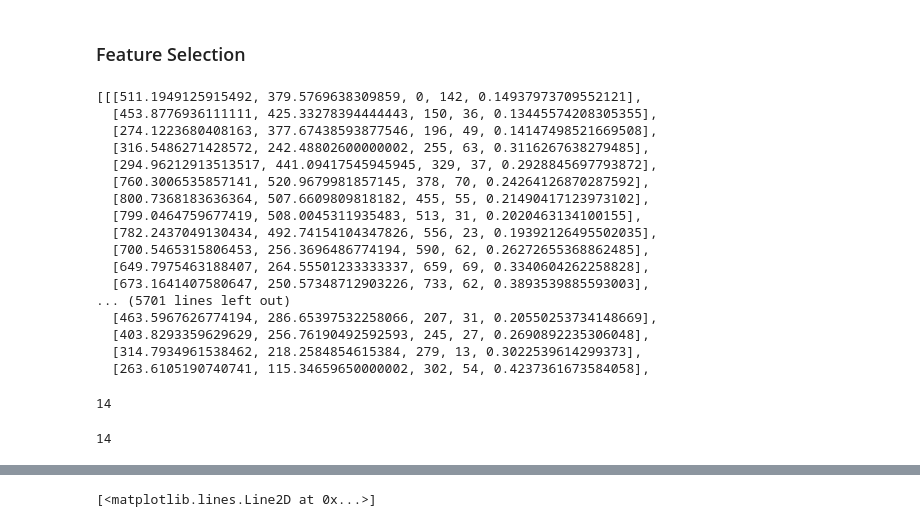
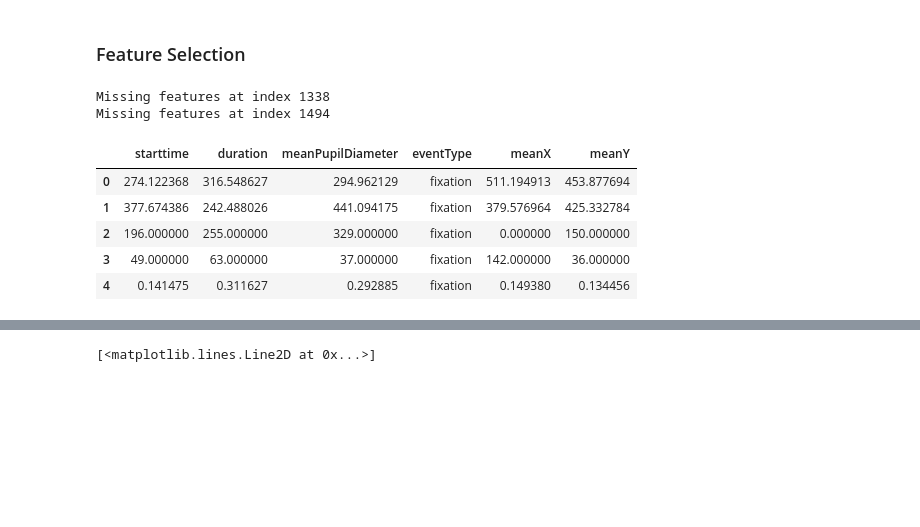
Before and after one commit to kroglkt/CogSci3, a Jupyter notebook: DOVES classifier.ipynb, the cells around one changed output, grey strips where cells are left out. Drawn from its saved outputs; the diff is of its cells as text; code cells hidden in the pictures; blank space fills up the shorter version.

Commit message:
Feature dataframe)

```diff
--- a/DOVES classifier.ipynb
+++ b/DOVES classifier.ipynb
@@ -168,26 +168,6 @@ for ind, entry in enumerate(raw_fixations):
     processed_fixations.append(entry_fix_list)
 
     #Processed_fixations : X, Y, Timestamp, Duration, mean pupil diameter
-# %%
-processed_fixations
-# %% [output]
-[[[511.1949125915492, 379.5769638309859, 0, 142, 0.14937973709552121],
-  [453.8776936111111, 425.33278394444443, 150, 36, 0.13445574208305355],
-  [274.1223680408163, 377.67438593877546, 196, 49, 0.14147498521669508],
-  [316.5486271428572, 242.48802600000002, 255, 63, 0.3116267638279485],
-  [294.96212913513517, 441.09417545945945, 329, 37, 0.2928845697793872],
-  [760.3006535857141, 520.9679981857145, 378, 70, 0.24264126870287592],
-  [800.7368183636364, 507.6609809818182, 455, 55, 0.21490417123973102],
-  [799.0464759677419, 508.0045311935483, 513, 31, 0.2020463134100155],
-  [782.2437049130434, 492.74154104347826, 556, 23, 0.19392126495502035],
-  [700.5465315806453, 256.3696486774194, 590, 62, 0.26272655368862485],
-  [649.7975463188407, 264.55501233333337, 659, 69, 0.3340604262258828],
-  [673.1641407580647, 250.57348712903226, 733, 62, 0.3893539885593003],
-... (5701 lines left out)
-  [463.5967626774194, 286.65397532258066, 207, 31, 0.20550253734148669],
-  [403.8293359629629, 256.76190492592593, 245, 27, 0.2690892235306048],
-  [314.7934961538462, 218.2584854615384, 279, 13, 0.3022539614299373],
-  [263.6105190740741, 115.34659650000002, 302, 54, 0.4237361673584058],
 # %%
 # Similair for saccades, but returns instead of centroid, a list of saccade points
 
@@ -215,11 +195,35 @@ for entry in raw_saccades:
                 ind_time_list = []
                 prev = '-'
     processed_saccades.append(entry_sacc_list)
-# %%
-len(processed_fixations[2])
-# %% [output]
-14
-# %%
-len(data_doves[0]['fix_data'][2][2])
-# %% [output]
-14
+# %%
+features = pd.DataFrame(columns=['starttime','duration', 'meanPupilDiameter', 'eventType', 'meanX', 'meanY'])
+
+for i, fix in enumerate(processed_fixations):
+    #Processed_fixations : X, Y, Timestamp, Duration, mean pupil diameter
+    try:
+        feats = pd.DataFrame({
+            'starttime': fix[2],
+            'duration': fix[3],
+            'meanPupilDiameter': fix[4],
+            'eventType': 'fixation',
+            'meanX': fix[0],
+            'meanY': fix[1]
+        })
+
+        features = pd.concat([features, feats], ignore_index = True, axis = 0)
+    except:
+        print("Missing features at index", i)
+
+features.head()
+#To do here:
+#Sort each entry after start time
+#Reverse whole dataframe row-wise (concat adds to top, we don't want that.)
+# %% [output]
+Missing features at index 1338
+Missing features at index 1494
+|  | starttime | duration | meanPupilDiameter | eventType | meanX | meanY |
+| 0 | 274.122368 | 316.548627 | 294.962129 | fixation | 511.194913 | 453.877694 |
+| 1 | 377.674386 | 242.488026 | 441.094175 | fixation | 379.576964 | 425.332784 |
+| 2 | 196.000000 | 255.000000 | 329.000000 | fixation | 0.000000 | 150.000000 |
+| 3 | 49.000000 | 63.000000 | 37.000000 | fixation | 142.000000 | 36.000000 |
+| 4 | 0.141475 | 0.311627 | 0.292885 | fixation | 0.149380 | 0.134456 |
```
Also changed, not shown: parts of 3 cells of this notebook.
